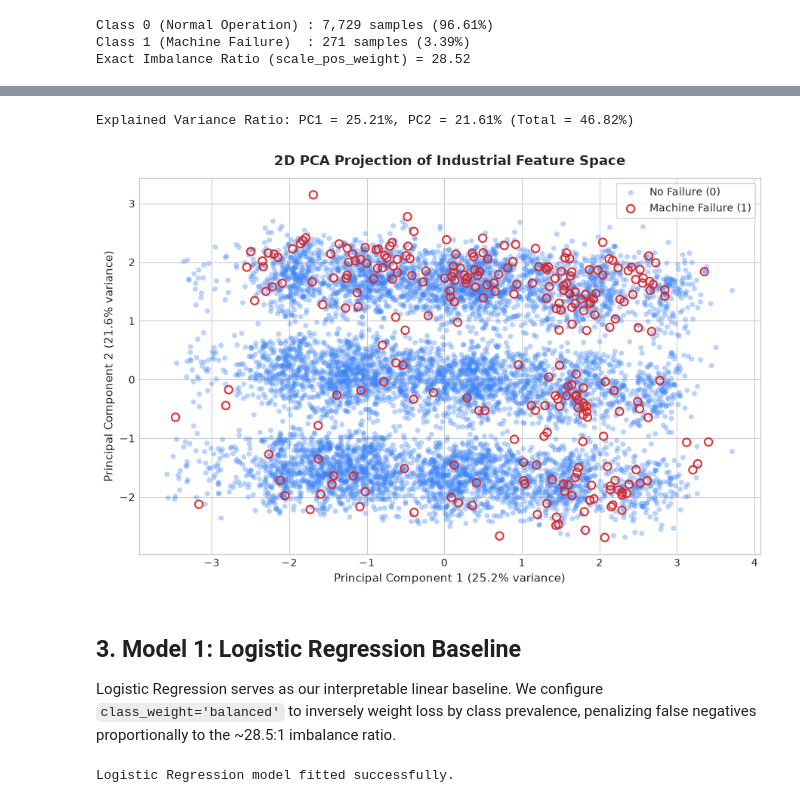
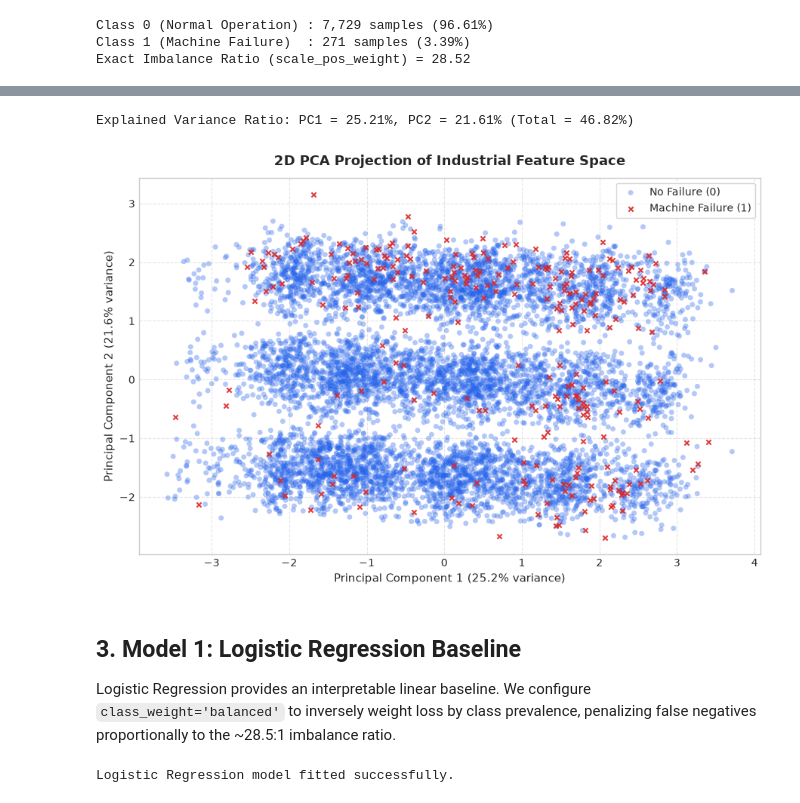
Before and after one commit to S-Dinesh-Reddy/predictive-maintenance-failure-risk-assessment, a Jupyter notebook: notebooks/Phase_2_Model_Training_Evaluation.ipynb, the cells around one changed output, grey strips where cells are left out. Cells and saved outputs as stored; diff of their text form; code cells hidden in the pictures.

```diff
--- a/notebooks/Phase_2_Model_Training_Evaluation.ipynb
+++ b/notebooks/Phase_2_Model_Training_Evaluation.ipynb
@@ -172,44 +165,46 @@ y_train_array = np.asarray(y_train).reshape(-1)
 
 # Fit PCA on training features
 pca = PCA(n_components=2, random_state=RANDOM_SEED)
 X_train_pca = pca.fit_transform(X_train)
 
 explained_var = pca.explained_variance_ratio_
 print(f"Explained Variance Ratio: PC1 = {explained_var[0]*100:.2f}%, PC2 = {explained_var[1]*100:.2f}% (Total = {sum(explained_var)*100:.2f}%)")
 
 plt.figure(figsize=(9, 6))
 plt.scatter(
     X_train_pca[y_train_array == 0, 0],
     X_train_pca[y_train_array == 0, 1],
-    c='#3b82f6',
+    c='#2563eb',
+    marker='o',
     label='No Failure (0)',
     alpha=0.35,
     s=25,
     edgecolors='none'
 )
 plt.scatter(
     X_train_pca[y_train_array == 1, 0],
     X_train_pca[y_train_array == 1, 1],
-    facecolors='none',
-    edgecolors='#dc2626',
-    linewidth=1.5,
+    c='#dc2626',
+    marker='x',
+    linewidths=1.5,
     label='Machine Failure (1)',
-    alpha=0.95,
-    s=35
+    alpha=0.9,
+    s=20
 )
 
 plt.title('2D PCA Projection of Industrial Feature Space', fontsize=13, fontweight='bold', pad=12)
 plt.xlabel(f'Principal Component 1 ({explained_var[0]*100:.1f}% variance)', fontsize=11)
 plt.ylabel(f'Principal Component 2 ({explained_var[1]*100:.1f}% variance)', fontsize=11)
+plt.grid(True, linestyle='--', alpha=0.5)
 plt.legend(frameon=True, loc='upper right')
 plt.show()
 # %% [output]
 Explained Variance Ratio: PC1 = 25.21%, PC2 = 21.61% (Total = 46.82%)
-[figure, old version]
+[figure, new version]
 # %% [markdown]
 ## 3. Model 1: Logistic Regression Baseline
 
-Logistic Regression serves as our interpretable linear baseline. We configure `class_weight='balanced'` to inversely weight loss by class prevalence, penalizing false negatives proportionally to the ~28.5:1 imbalance ratio.
+Logistic Regression provides an interpretable linear baseline. We configure `class_weight='balanced'` to inversely weight loss by class prevalence, penalizing false negatives proportionally to the ~28.5:1 imbalance ratio.
 # %%
 logistic_model = LogisticRegression(
     class_weight='balanced',
```
Also changed, not shown: parts of 62 cells of this notebook, 23 other files.
